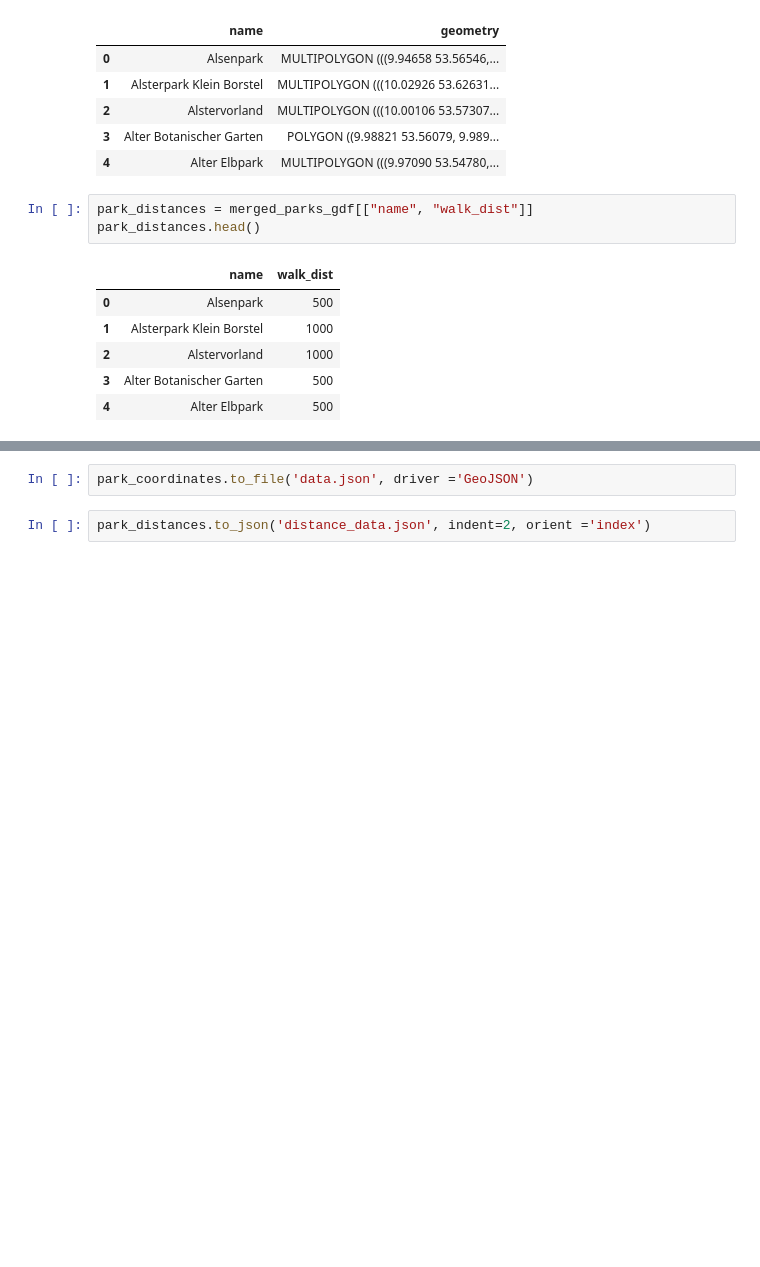
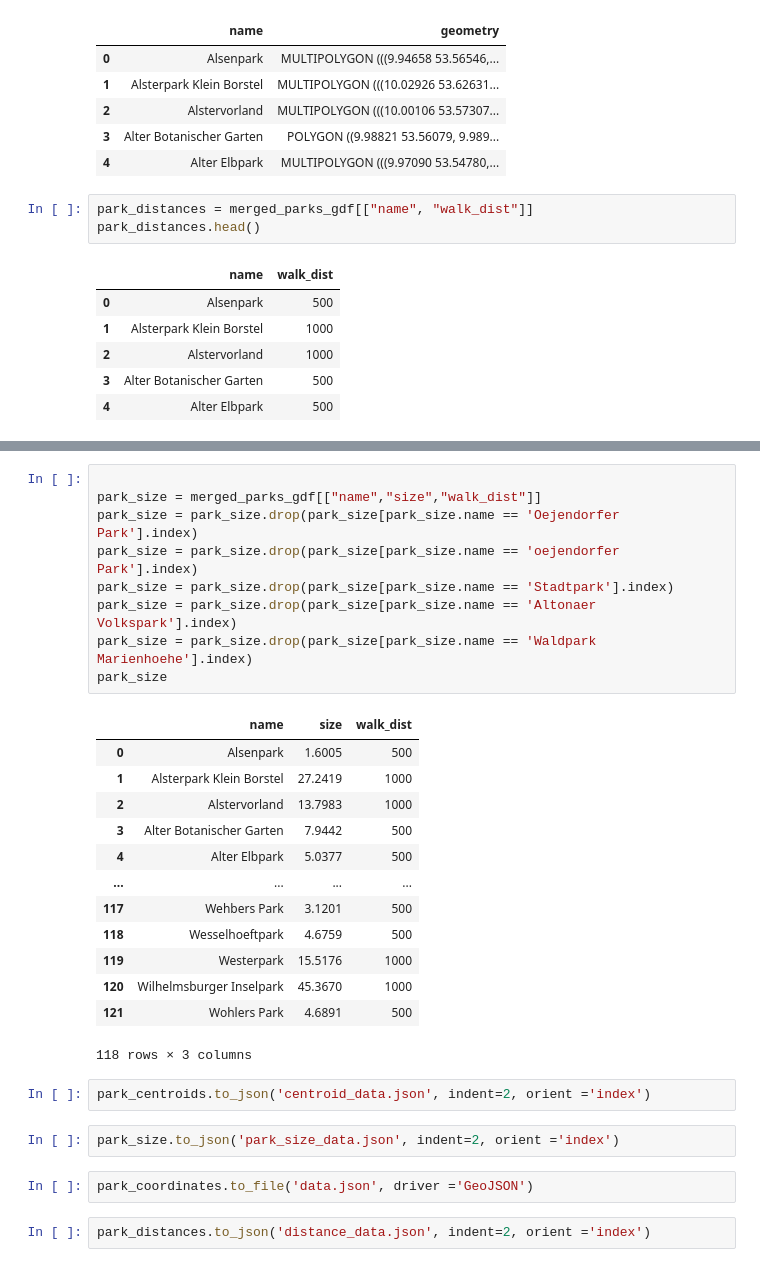
Before and after one commit to NicoLanghans/Master-Thesis, a Jupyter notebook: get_park_data/parks_dataset.ipynb, the cells around one changed output, grey strips where cells are left out. Saved outputs shown, nothing was run; the diff lists cells and outputs as text; blank space fills up the shorter version.

```diff
--- a/get_park_data/parks_dataset.ipynb
+++ b/get_park_data/parks_dataset.ipynb
@@ -154,3 +188,30 @@ park_distances.head()
+# %%
+
+park_size = merged_parks_gdf[["name","size","walk_dist"]]
+park_size = park_size.drop(park_size[park_size.name == 'Oejendorfer Park'].index)
+park_size = park_size.drop(park_size[park_size.name == 'oejendorfer Park'].index)
+park_size = park_size.drop(park_size[park_size.name == 'Stadtpark'].index)
+park_size = park_size.drop(park_size[park_size.name == 'Altonaer Volkspark'].index)
+park_size = park_size.drop(park_size[park_size.name == 'Waldpark Marienhoehe'].index)
+park_size
+# %% [output]
+|  | name | size | walk_dist |
+| 0 | Alsenpark | 1.6005 | 500 |
+| 1 | Alsterpark Klein Borstel | 27.2419 | 1000 |
+| 2 | Alstervorland | 13.7983 | 1000 |
+| 3 | Alter Botanischer Garten | 7.9442 | 500 |
+| 4 | Alter Elbpark | 5.0377 | 500 |
+| ... | ... | ... | ... |
+| 117 | Wehbers Park | 3.1201 | 500 |
+| 118 | Wesselhoeftpark | 4.6759 | 500 |
+| 119 | Westerpark | 15.5176 | 1000 |
+| 120 | Wilhelmsburger Inselpark | 45.3670 | 1000 |
+| 121 | Wohlers Park | 4.6891 | 500 |
+118 rows × 3 columns
+# %%
+park_centroids.to_json('centroid_data.json', indent=2, orient ='index')
+# %%
+park_size.to_json('park_size_data.json', indent=2, orient ='index')
 # %%
 park_coordinates.to_file('data.json', driver ='GeoJSON')
 # %%
```
Also changed, not shown: parts of 4 cells of this notebook, 16 other files.
